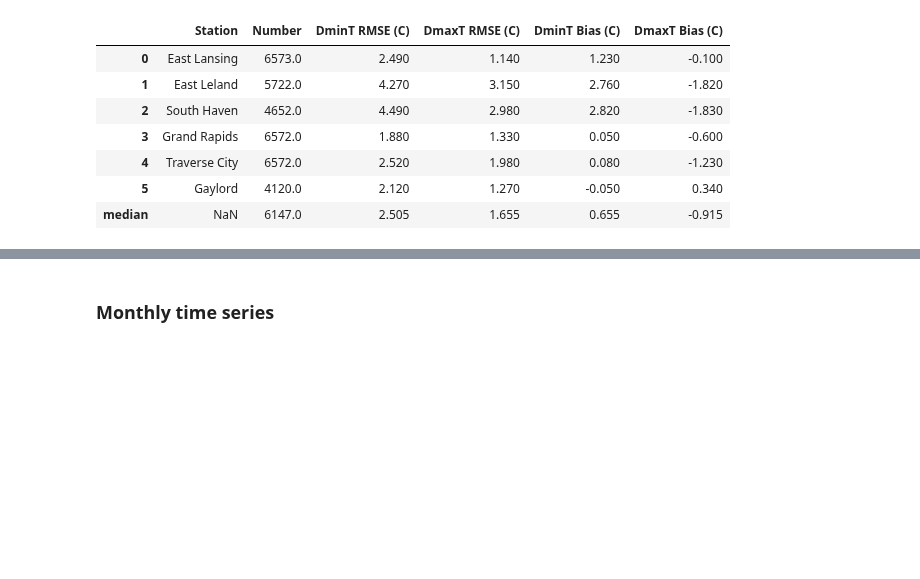
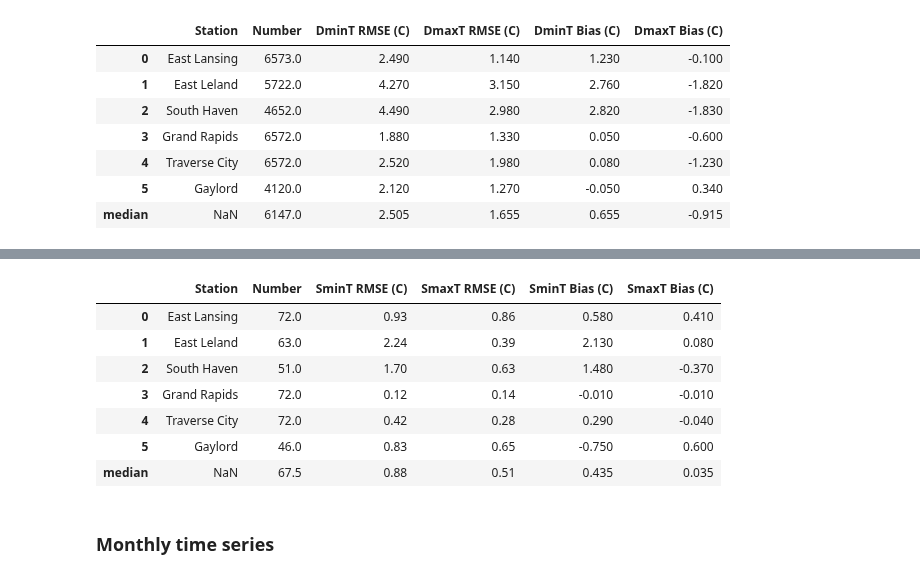
Before and after one commit to Diane1306/ERA5_PRISM, a Jupyter notebook: Summary2.ipynb, the cells around one changed output, grey strips where cells are left out. Cells and saved outputs as stored; diff of their text form; code cells hidden in the pictures; blank space fills up the shorter version.

```diff
--- a/Summary2.ipynb
+++ b/Summary2.ipynb
@@ -315,3 +442,22 @@ df_rmse
+# %%
+locn = ['East Lansing', 'East Leland', 'South Haven', 'Grand Rapids', 'Traverse City', 'Gaylord']
+df_rmse = pd.DataFrame({'Station':[locn[i] for i in range(6)],
+                        'Number':[len(obs_tminS[i]) for i in range(6)],
+                        'SminT RMSE (C)':[round(rmse_pritmin[i],2) for i in range(6)],
+                        'SmaxT RMSE (C)':[round(rmse_pritmax[i],2) for i in range(6)],
+                        'SminT Bias (C)':[round(np.nanmean(pri_tminS[i].values-obs_tminS[i].values),2) for i in range(6)],
+                        'SmaxT Bias (C)':[round(np.nanmean(pri_tmaxS[i].values-obs_tmaxS[i].values),2) for i in range(6)]})
+df_rmse.loc['median'] = df_rmse.median()
+df_rmse
+# %% [output]
+|  | Station | Number | SminT RMSE (C) | SmaxT RMSE (C) | SminT Bias (C) | SmaxT Bias (C) |
+| 0 | East Lansing | 72.0 | 0.93 | 0.86 | 0.580 | 0.410 |
+| 1 | East Leland | 63.0 | 2.24 | 0.39 | 2.130 | 0.080 |
+| 2 | South Haven | 51.0 | 1.70 | 0.63 | 1.480 | -0.370 |
+| 3 | Grand Rapids | 72.0 | 0.12 | 0.14 | -0.010 | -0.010 |
+| 4 | Traverse City | 72.0 | 0.42 | 0.28 | 0.290 | -0.040 |
+| 5 | Gaylord | 46.0 | 0.83 | 0.65 | -0.750 | 0.600 |
+| median | NaN | 67.5 | 0.88 | 0.51 | 0.435 | 0.035 |
 # %%
 # i = 0
 # oobs = obs_utc_tmin[i][3652-307:3652-246]
```
Also changed, not shown: parts of 11 cells of this notebook.
